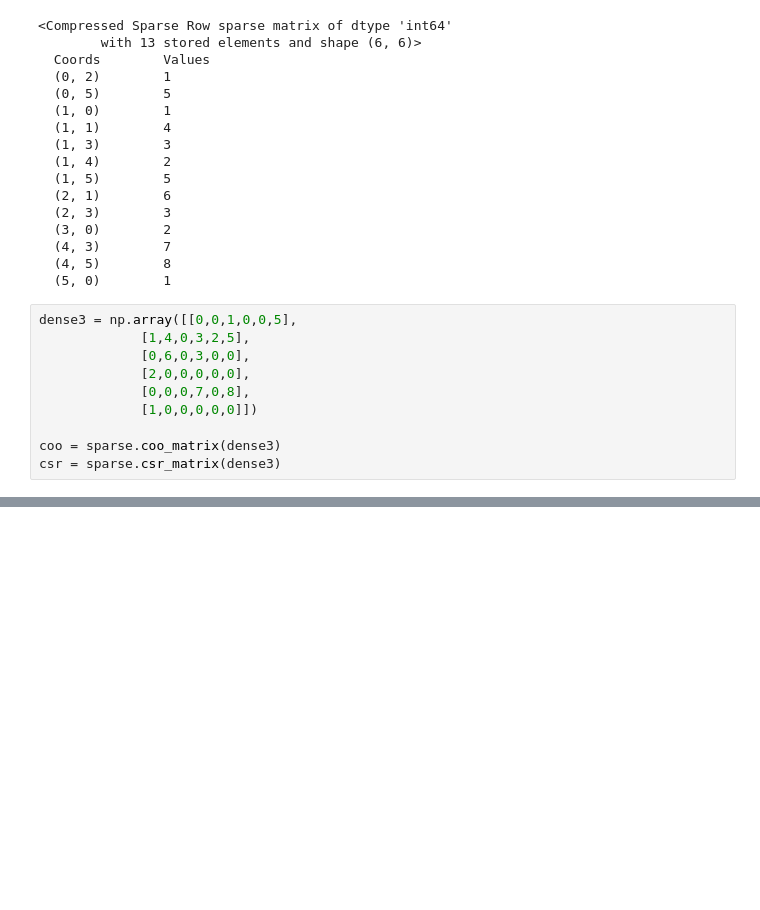
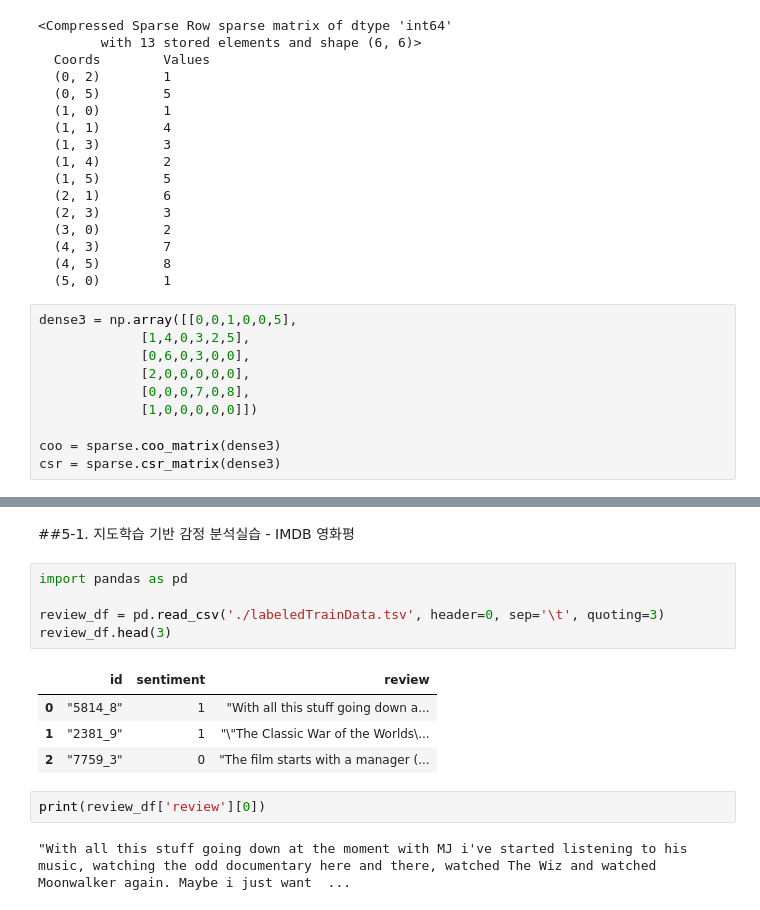
Before and after one commit to suhyeon03/study_ML_, a Jupyter notebook: _text_mining_practice.ipynb, the cells around one changed output, grey strips where cells are left out. Saved outputs shown, nothing was run; the diff lists cells and outputs as text; blank space fills up the shorter version.

```diff
--- a/_text_mining_practice.ipynb
+++ b/_text_mining_practice.ipynb
@@ -381,0 +610,16 @@ csr = sparse.csr_matrix(dense3)
+# %% [markdown]
+##5-1. 지도학습 기반 감정 분석실습 - IMDB 영화평
+# %%
+import pandas as pd
+
+review_df = pd.read_csv('./labeledTrainData.tsv', header=0, sep='\t', quoting=3)
+review_df.head(3)
+# %% [output]
+|  | id | sentiment | review |
+| 0 | "5814_8" | 1 | "With all this stuff going down a... |
+| 1 | "2381_9" | 1 | "\"The Classic War of the Worlds\... |
+| 2 | "7759_3" | 0 | "The film starts with a manager (... |
+# %%
+print(review_df['review'][0])
+# %% [output]
+"With all this stuff going down at the moment with MJ i've started listening to his music, watching the odd documentary here and there, watched The Wiz and watched Moonwalker again. Maybe i just want  ...
```
Also changed, not shown: parts of 53 cells of this notebook.
